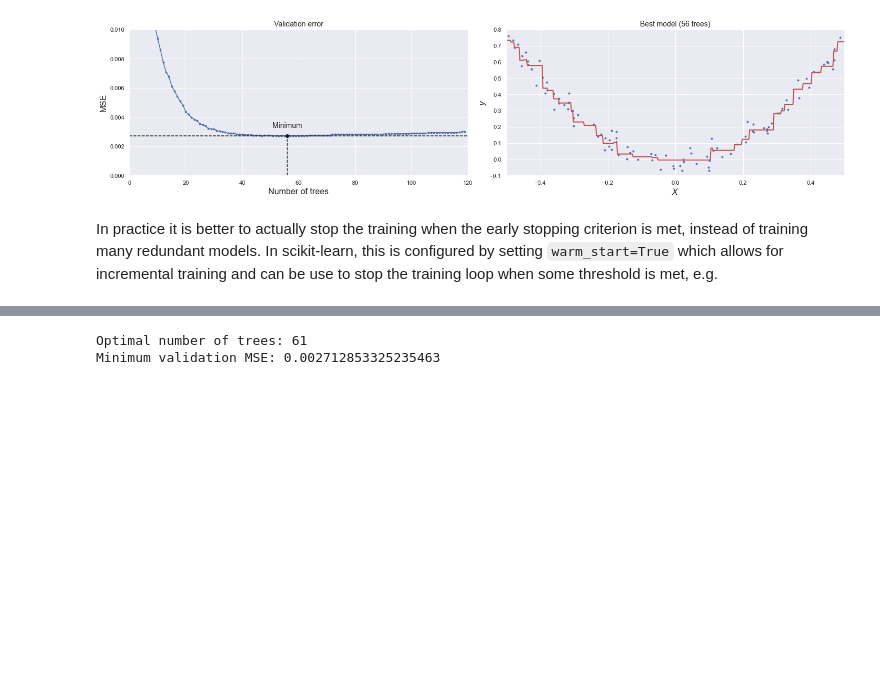
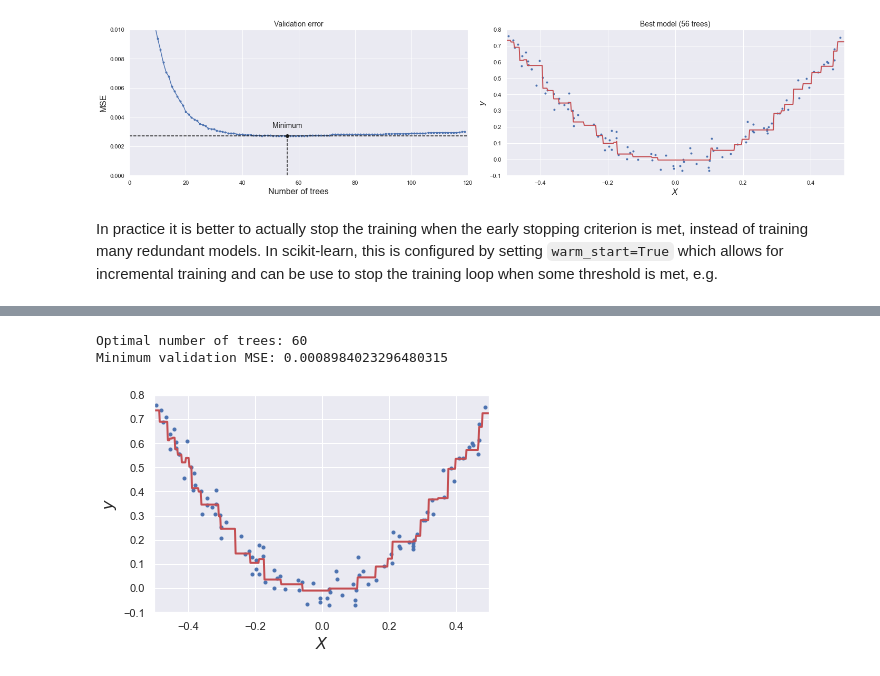
Before and after one commit to lewtun/hepml, a Jupyter notebook: notebooks/lesson04_intro-to-gradient-boosting.ipynb, the cells around one changed output, grey strips where cells are left out. Cells and saved outputs as stored; diff of their text form; code cells hidden in the pictures; blank space fills up the shorter version.

```diff
--- a/notebooks/lesson04_intro-to-gradient-boosting.ipynb
+++ b/notebooks/lesson04_intro-to-gradient-boosting.ipynb
@@ -443,0 +428,5 @@ for n_estimators in range(1, 120):
+# %%
+gbrt = GradientBoostingRegressor(
+    n_estimators=120, validation_fraction=0.2, n_iter_no_change=5, tol=1e-5, max_depth=2, random_state=42, warm_start=True
+)
+gbrt.fit(X, y)
@@ -444,6 +443,9 @@ for n_estimators in range(1, 120):
 # %%
-print(f"Optimal number of trees: {gbrt.n_estimators}")
-print(f"Minimum validation MSE: {min_val_error}")
+print(f"Optimal number of trees: {gbrt.n_estimators_}")
+print(f"Minimum validation MSE: {np.min(gbrt.train_score_)}")
+
+plot_predictions([gbrt], X, y, axes=[-0.5, 0.5, -0.1, 0.8])
 # %% [output]
-Optimal number of trees: 61
-Minimum validation MSE: 0.002712853325235463
+Optimal number of trees: 60
+Minimum validation MSE: 0.0008984023296480315
+[figure, added]
```
Also changed, not shown: parts of 9 cells of this notebook, 1 other file.
